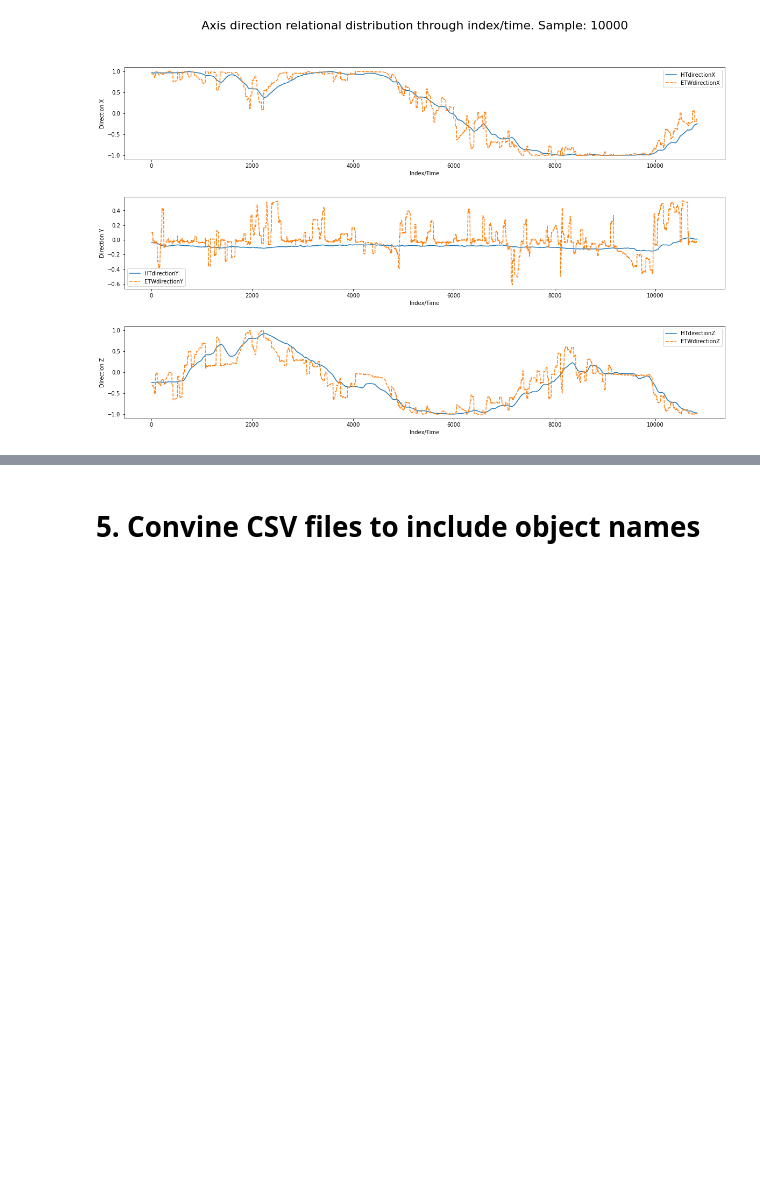
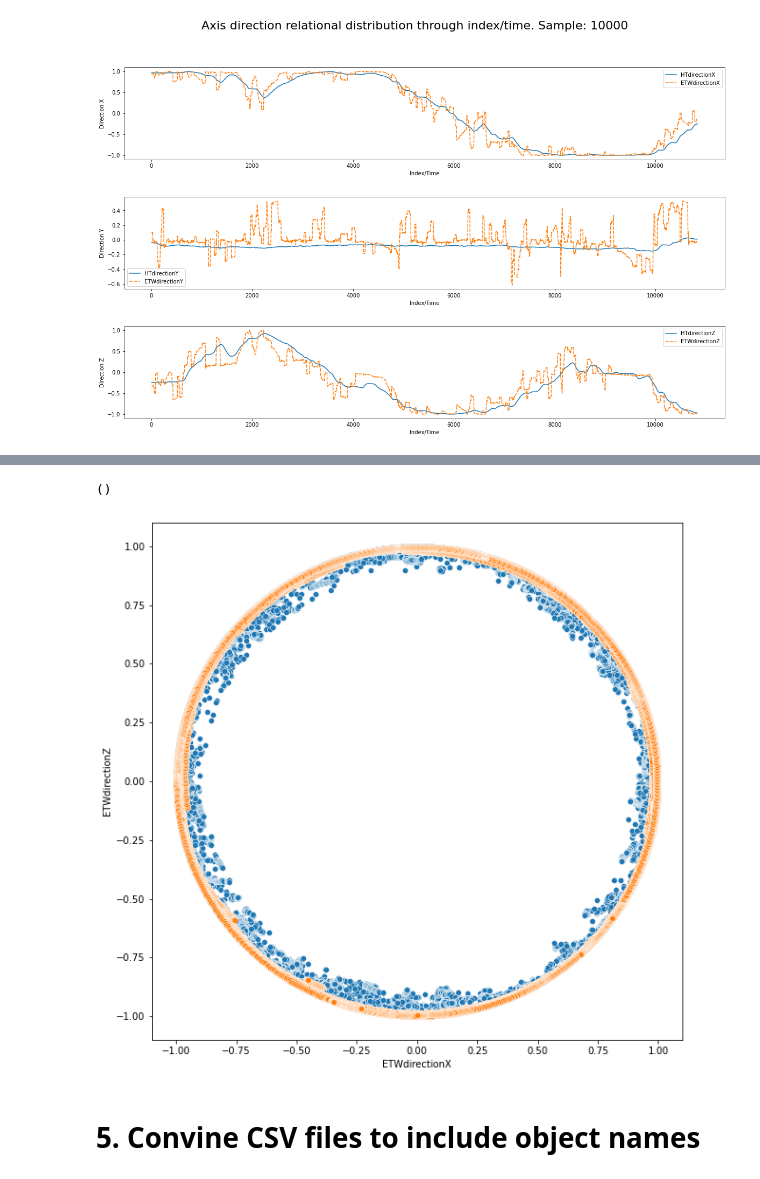
Before and after one commit to JohnMadrid/VillageBehavioralWalk, a Jupyter notebook: positions_filtering.ipynb, the cells around one changed output, grey strips where cells are left out. Cells and saved outputs as stored; diff of their text form; code cells hidden in the pictures; blank space fills up the shorter version.

```diff
--- a/positions_filtering.ipynb
+++ b/positions_filtering.ipynb
@@ -635,3 +635,14 @@ filtered_df
+# %%
+ifg, ax = plt. subplots(1,1, figsize=(10,10))
+
+
+sns.scatterplot(x=filtered_df['ETWdirectionX'], y = filtered_df['ETWdirectionZ'], data=filtered_df)
+sns.scatterplot(x=filtered_df['HTdirectionX'], y = filtered_df['HTdirectionZ'], data=filtered_df)
+/
+# sns.scatterplot(x=filtered_df['HToriginZ'], y = filtered_df['HToriginX'], data=filtered_df)
+# %% [output]
+()
+[figure, added]
 # %% [markdown]
 # 5. Convine CSV  files to include object names
 # %%
```
Also changed, not shown: parts of 9 cells of this notebook, 2 other files.
